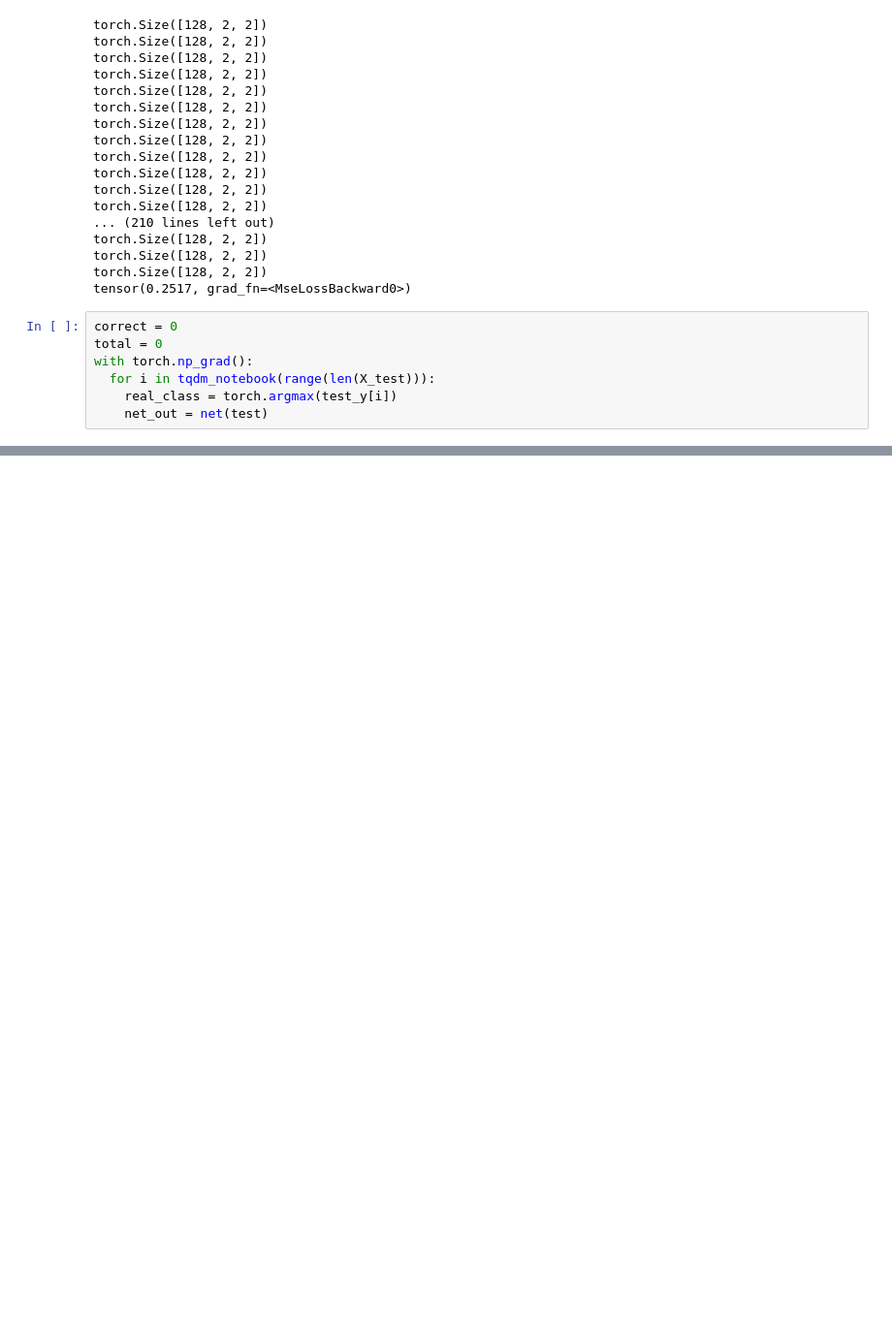
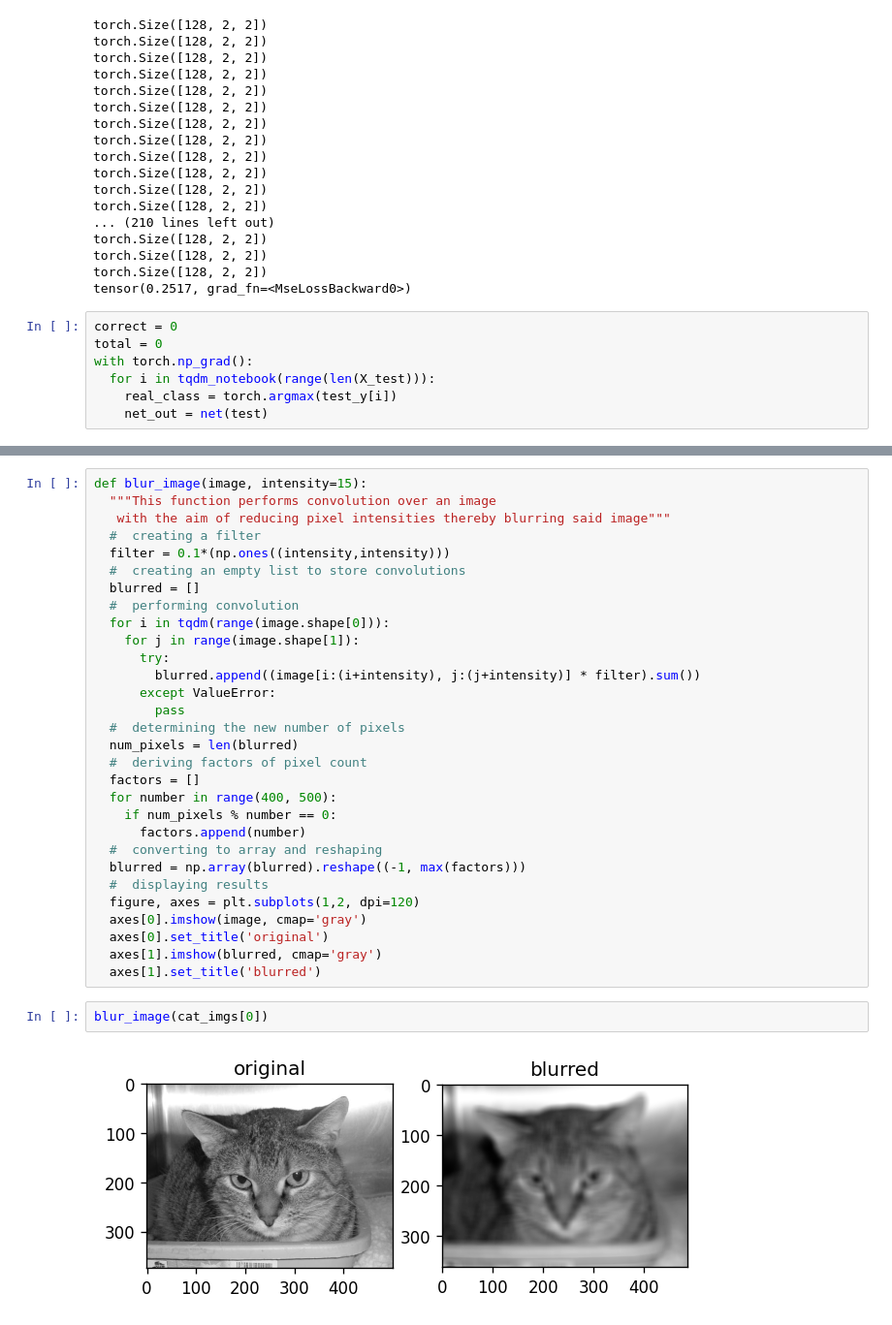
Before and after one commit to Oreolorun/NeuralNetsPractice, a Jupyter notebook: Convolutional_Neural_Nets.ipynb, the cells around one changed output, grey strips where cells are left out. Shown at 97% size. Cells and saved outputs as stored; diff of their text form; blank space fills up the shorter version.

```diff
--- a/Convolutional_Neural_Nets.ipynb
+++ b/Convolutional_Neural_Nets.ipynb
@@ -194,0 +246,34 @@ with torch.np_grad():
+# %%
+def blur_image(image, intensity=15):
+  """This function performs convolution over an image
+   with the aim of reducing pixel intensities thereby blurring said image"""
+  #  creating a filter
+  filter = 0.1*(np.ones((intensity,intensity)))
+  #  creating an empty list to store convolutions
+  blurred = []
+  #  performing convolution
+  for i in tqdm(range(image.shape[0])):
+    for j in range(image.shape[1]):
+      try:
+        blurred.append((image[i:(i+intensity), j:(j+intensity)] * filter).sum())
+      except ValueError:
+        pass
+  #  determining the new number of pixels
+  num_pixels = len(blurred)
+  #  deriving factors of pixel count
+  factors = []
+  for number in range(400, 500):
+    if num_pixels % number == 0:
+      factors.append(number)
+  #  converting to array and reshaping
+  blurred = np.array(blurred).reshape((-1, max(factors)))
+  #  displaying results
+  figure, axes = plt.subplots(1,2, dpi=120)
+  axes[0].imshow(image, cmap='gray')
+  axes[0].set_title('original')
+  axes[1].imshow(blurred, cmap='gray')
+  axes[1].set_title('blurred')
+# %%
+blur_image(cat_imgs[0])
+# %% [output]
+[figure, added]
```
Also changed, not shown: parts of 8 cells of this notebook.
